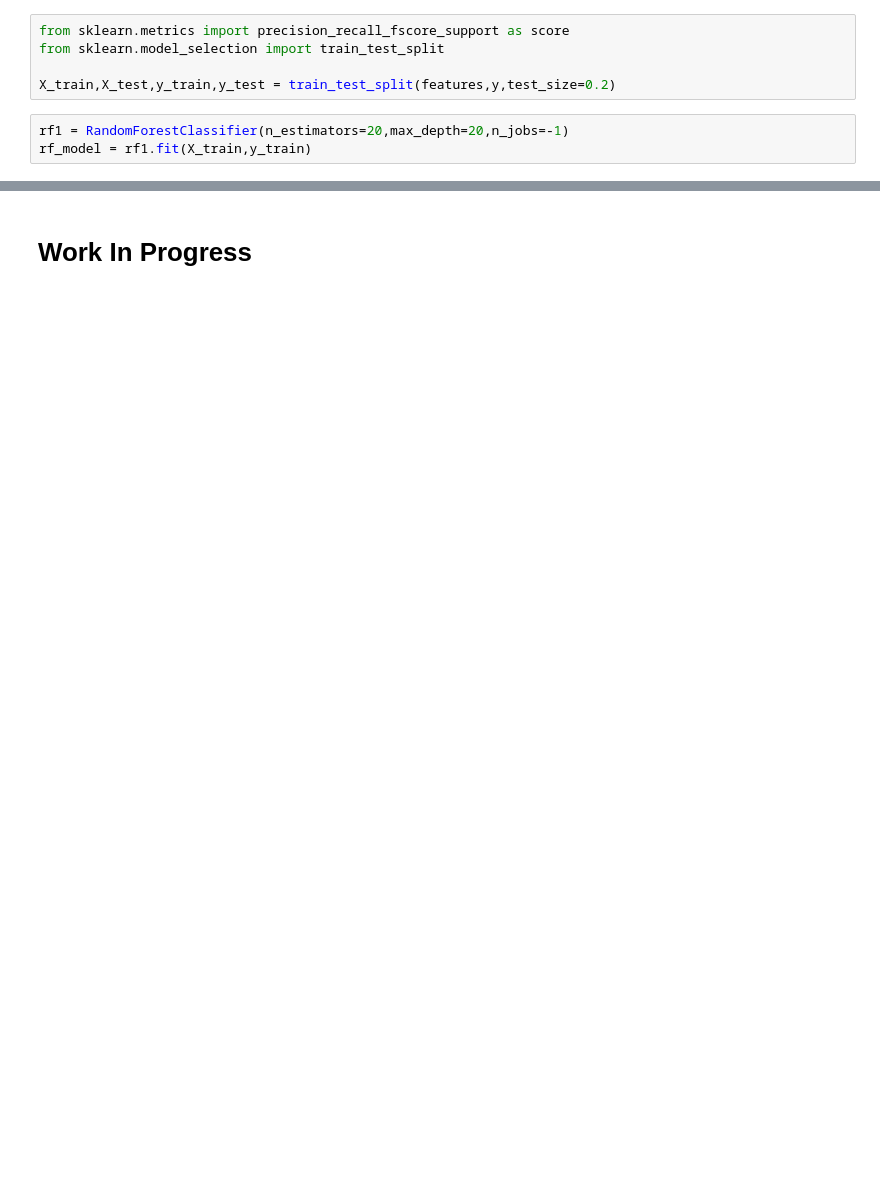
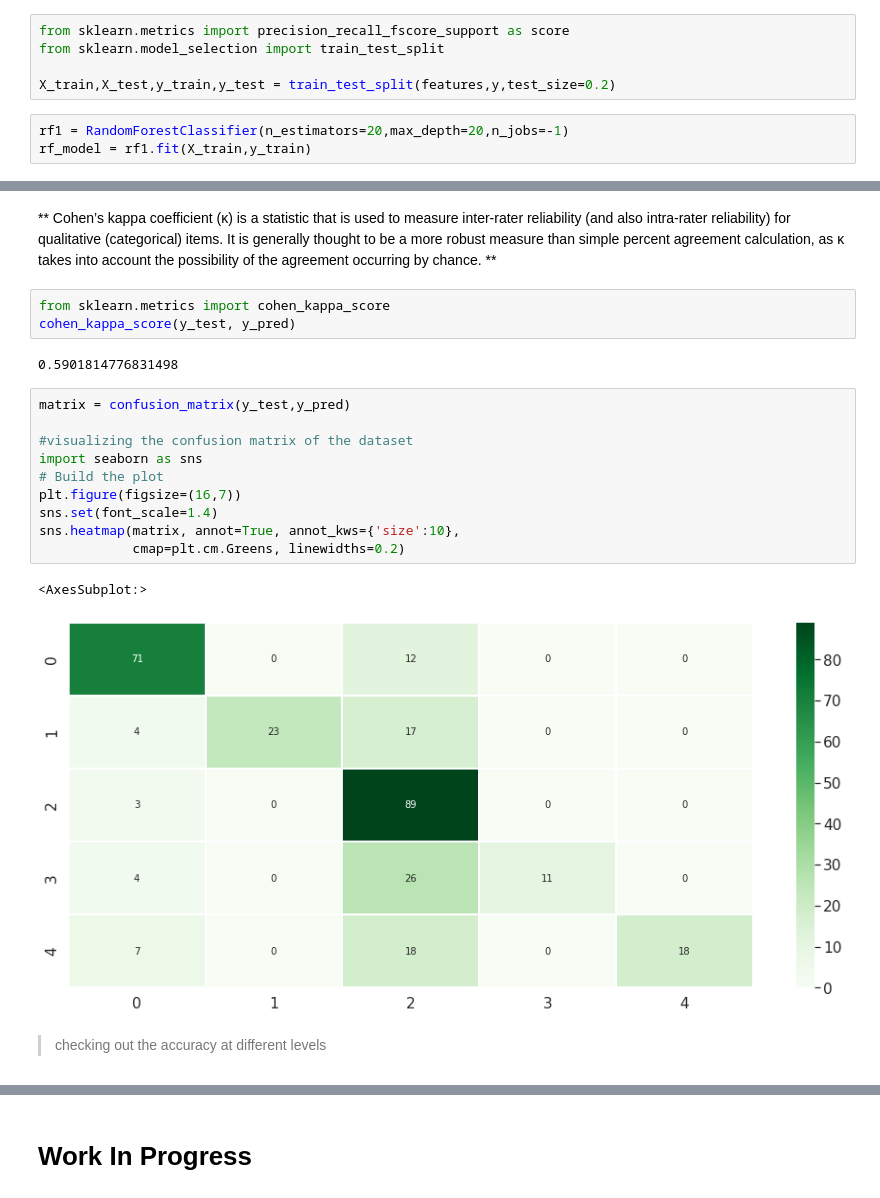
Before and after one commit to mahii6991/Kaggle_Projects, a Jupyter notebook: playing-with-anime.ipynb, the cells around one changed output, grey strips where cells are left out. Cells and saved outputs as stored; diff of their text form; blank space fills up the shorter version.

```diff
--- a/playing-with-anime.ipynb
+++ b/playing-with-anime.ipynb
@@ -708,0 +747,22 @@ precision , recall , fscore, support = score(y_test,y_pred)
+# %% [markdown]
+** Cohen’s kappa coefficient (κ) is a statistic that is used to measure inter-rater reliability (and also intra-rater reliability) for qualitative (categorical) items. It is generally thought to be a more robust measure than simple percent agreement calculation, as κ takes into account the possibility of the agreement occurring by chance. **
+# %%
+from sklearn.metrics import cohen_kappa_score
+cohen_kappa_score(y_test, y_pred)
+# %% [output]
+0.5901814776831498
+# %%
+matrix = confusion_matrix(y_test,y_pred)
+
+#visualizing the confusion matrix of the dataset
+import seaborn as sns
+# Build the plot
+plt.figure(figsize=(16,7))
+sns.set(font_scale=1.4)
+sns.heatmap(matrix, annot=True, annot_kws={'size':10},
+            cmap=plt.cm.Greens, linewidths=0.2)
+# %% [output]
+<AxesSubplot:>
+[figure, added]
+# %% [markdown]
+> checking out the accuracy at different levels
```
Also changed, not shown: parts of 15 cells of this notebook.
